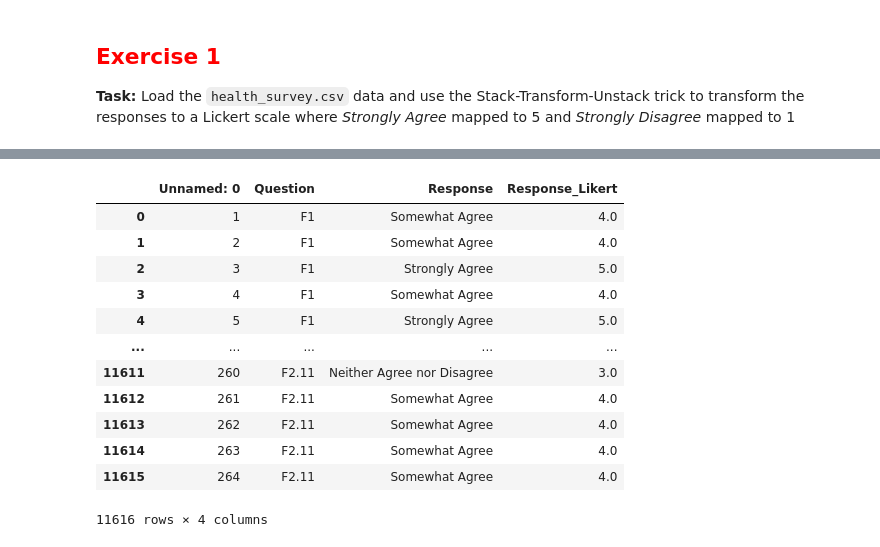
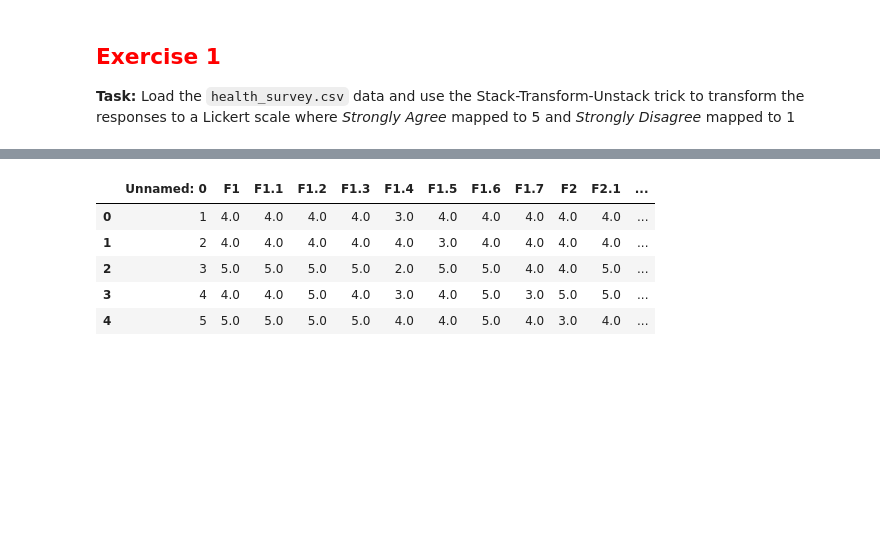
Before and after one commit to emmar2000/dsci326, a Jupyter notebook: module2/2_7_stack_and_unstack_with_dfply.ipynb, the cells around one changed output, grey strips where cells are left out. Saved outputs shown, nothing was run; the diff lists cells and outputs as text; code cells hidden in the pictures; blank space fills up the shorter version.

```diff
--- a/module2/2_7_stack_and_unstack_with_dfply.ipynb
+++ b/module2/2_7_stack_and_unstack_with_dfply.ipynb
@@ -170,8 +170,8 @@ survey.head(2)
 | 0 | 1 | Somewhat Agree | Somewhat Disagree | Somewhat Agree | Somewhat Agree | Somewhat Agree | Somewhat Disagree | Somewhat Agree | Somewhat Agree | Somewhat Agree | Somewhat Agree | ... |
 | 1 | 2 | Somewhat Agree | Somewhat Disagree | Somewhat Agree | Somewhat Agree | Somewhat Agree | Somewhat Disagree | Somewhat Agree | Neither Agree nor Disagree | Neither Agree nor Disagree | Somewhat Agree | ... |
 # %%
-likert_transform = {"Strongly Agree": 5,
-                    "Somewhat Agree": 4,
-                    "Neither Agree nor Disagree": 3,
-                    "Somewhat Disagree": 2,
-                    "Strongly Disagree": 2}
+likert_lookup = {"Strongly Agree": 5,
+                "Somewhat Agree": 4,
+                "Neither Agree nor Disagree": 3,
+                "Somewhat Disagree": 2,
+                "Strongly Disagree": 1}
@@ -181,19 +178,15 @@ def lazy_lookup():
 # %%
-(survey
-    >> gather("Question", "Response", columns_from("F1"))
-    >> mutate(Response_Likert = X.Response.map(likert_transform))
+numeric_answers = (survey
+                    >> gather("Question", "Response", columns_from("F1"))
+                    >> mutate(Response_Likert = X.Response.map(likert_lookup, na_action="ignore"))
+                    >> drop(X.Response)
+                    >> spread(X.Question, X.Response_Likert)
 )
+numeric_answers.head() # observe F2.7 has a missing value
 # %% [output]
-|  | Unnamed: 0 | Question | Response | Response_Likert |
-| 0 | 1 | F1 | Somewhat Agree | 4.0 |
-| 1 | 2 | F1 | Somewhat Agree | 4.0 |
-| 2 | 3 | F1 | Strongly Agree | 5.0 |
-| 3 | 4 | F1 | Somewhat Agree | 4.0 |
-| 4 | 5 | F1 | Strongly Agree | 5.0 |
-| ... | ... | ... | ... | ... |
-| 11611 | 260 | F2.11 | Neither Agree nor Disagree | 3.0 |
-| 11612 | 261 | F2.11 | Somewhat Agree | 4.0 |
-| 11613 | 262 | F2.11 | Somewhat Agree | 4.0 |
-| 11614 | 263 | F2.11 | Somewhat Agree | 4.0 |
-| 11615 | 264 | F2.11 | Somewhat Agree | 4.0 |
+|  | Unnamed: 0 | F1 | F1.1 | F1.2 | F1.3 | F1.4 | F1.5 | F1.6 | F1.7 | F2 | F2.1 | ... |
+| 0 | 1 | 4.0 | 4.0 | 4.0 | 4.0 | 3.0 | 4.0 | 4.0 | 4.0 | 4.0 | 4.0 | ... |
+| 1 | 2 | 4.0 | 4.0 | 4.0 | 4.0 | 4.0 | 3.0 | 4.0 | 4.0 | 4.0 | 4.0 | ... |
+| 2 | 3 | 5.0 | 5.0 | 5.0 | 5.0 | 2.0 | 5.0 | 5.0 | 4.0 | 4.0 | 5.0 | ... |
+| 3 | 4 | 4.0 | 4.0 | 5.0 | 4.0 | 3.0 | 4.0 | 5.0 | 3.0 | 5.0 | 5.0 | ... |
+| 4 | 5 | 5.0 | 5.0 | 5.0 | 5.0 | 4.0 | 4.0 | 5.0 | 4.0 | 3.0 | 4.0 | ... |
-11616 rows × 4 columns
```
Also changed, not shown: parts of 1 cell of this notebook.
